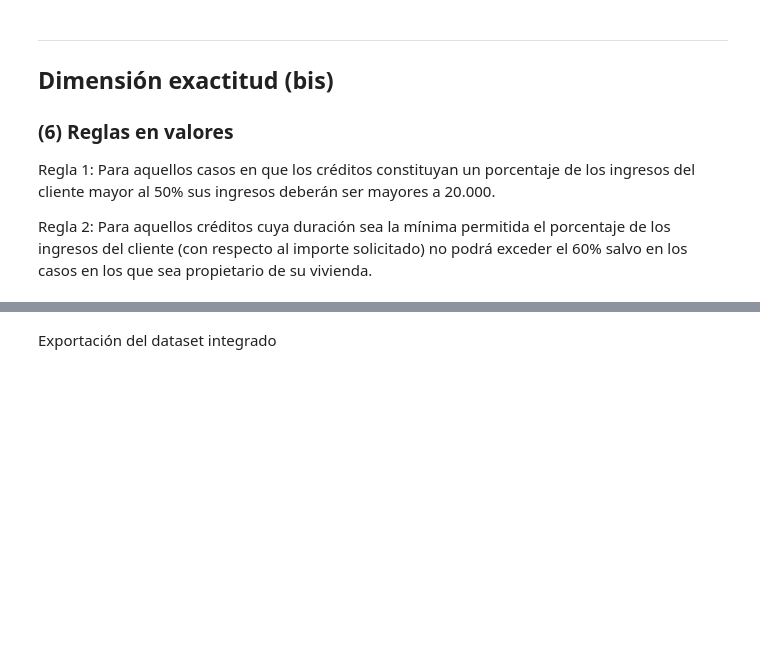
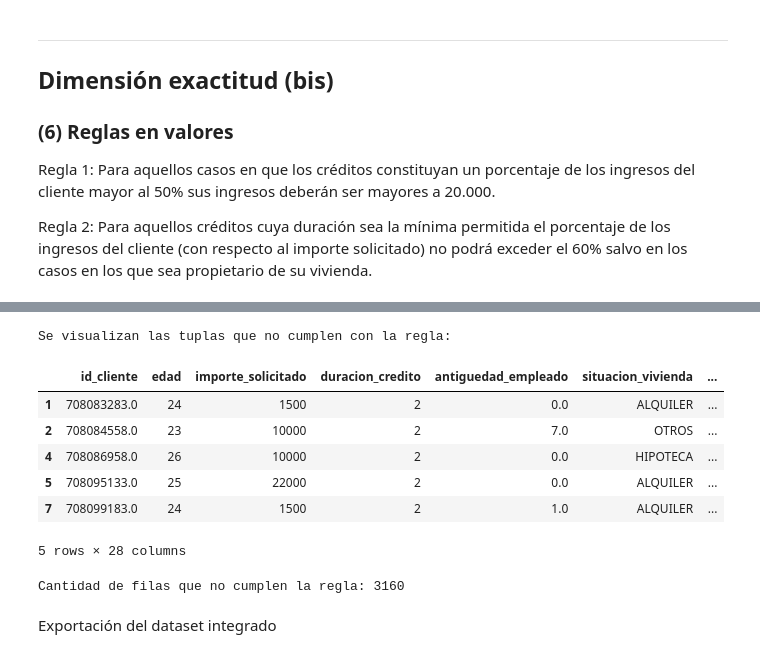
Before and after one commit to mcristancho1013/13MBID_10_A_2324_Practica1, a Jupyter notebook: notebooks/comprension_datos/CD03-Verificacion-calidad.ipynb, the cells around one changed output, grey strips where cells are left out. Drawn from its saved outputs; the diff is of its cells as text; code cells hidden in the pictures; blank space fills up the shorter version.

Commit message:
Modificación preparación de los datos.

```diff
--- a/notebooks/comprension_datos/CD03-Verificacion-calidad.ipynb
+++ b/notebooks/comprension_datos/CD03-Verificacion-calidad.ipynb
@@ -700,4 +768,49 @@ Se visualizan las tuplas que no cumplen con la regla:
 Cantidad de filas que no cumplen la regla: 15
+# %%
+# Se puede definir una función para aplicar los cálculos
+def regla_credito_minimo(row):
+    duracion_credito = row['duracion_credito']
+    importe_solicitado = row['importe_solicitado']
+    ingresos = row['ingresos']
+    situacion_vivienda = row['situacion_vivienda']
+
+    # Calculando el porcentaje de ingresos sobre el importe solicitado
+    if importe_solicitado > 0:  # Asegurarse de que no hay división por cero
+        pct_ingreso = ingresos / importe_solicitado
+    else:
+        pct_ingreso = 0
+
+    # Verificar si el cliente es propietario
+    es_propietario = situacion_vivienda == 'PROPIA'
+
+    if duracion_credito == 2 and pct_ingreso > 0.6:
+        if not es_propietario:  # Comprobando si no es propietario
+            return 'err'
+    return 'ok'
+
+# Se aplica la función para todos los elementos del dataset
+regla_credito_min = df_integrado.apply(lambda row: regla_credito_minimo(row), axis=1).rename("regla_credito_min")
+
+# Se unen los resultados al dataset inicial
+df_resultado = pd.concat([df_integrado, regla_credito_min], axis=1)
+
+# Se visualizan los datos
+print("Se visualizan las tuplas que no cumplen con la regla:\n")
+display(df_resultado[df_resultado.regla_credito_min == 'err'].head())
+
+# Se verifica la cantidad de elementos que no cumplen con la regla
+aux = df_resultado[df_resultado.regla_credito_min == 'err']
+print(f"Cantidad de filas que no cumplen la regla: {aux.shape[0]}")
+# %% [output]
+Se visualizan las tuplas que no cumplen con la regla:
+|  | id_cliente | edad | importe_solicitado | duracion_credito | antiguedad_empleado | situacion_vivienda | ... |
+| 1 | 708083283.0 | 24 | 1500 | 2 | 0.0 | ALQUILER | ... |
+| 2 | 708084558.0 | 23 | 10000 | 2 | 7.0 | OTROS | ... |
+| 4 | 708086958.0 | 26 | 10000 | 2 | 0.0 | HIPOTECA | ... |
+| 5 | 708095133.0 | 25 | 22000 | 2 | 0.0 | ALQUILER | ... |
+| 7 | 708099183.0 | 24 | 1500 | 2 | 1.0 | ALQUILER | ... |
+5 rows × 28 columns
+Cantidad de filas que no cumplen la regla: 3160
 # %% [markdown]
 Exportación del dataset integrado
 # %%
```
Also changed, not shown: parts of 6 cells of this notebook, 2 other files.
